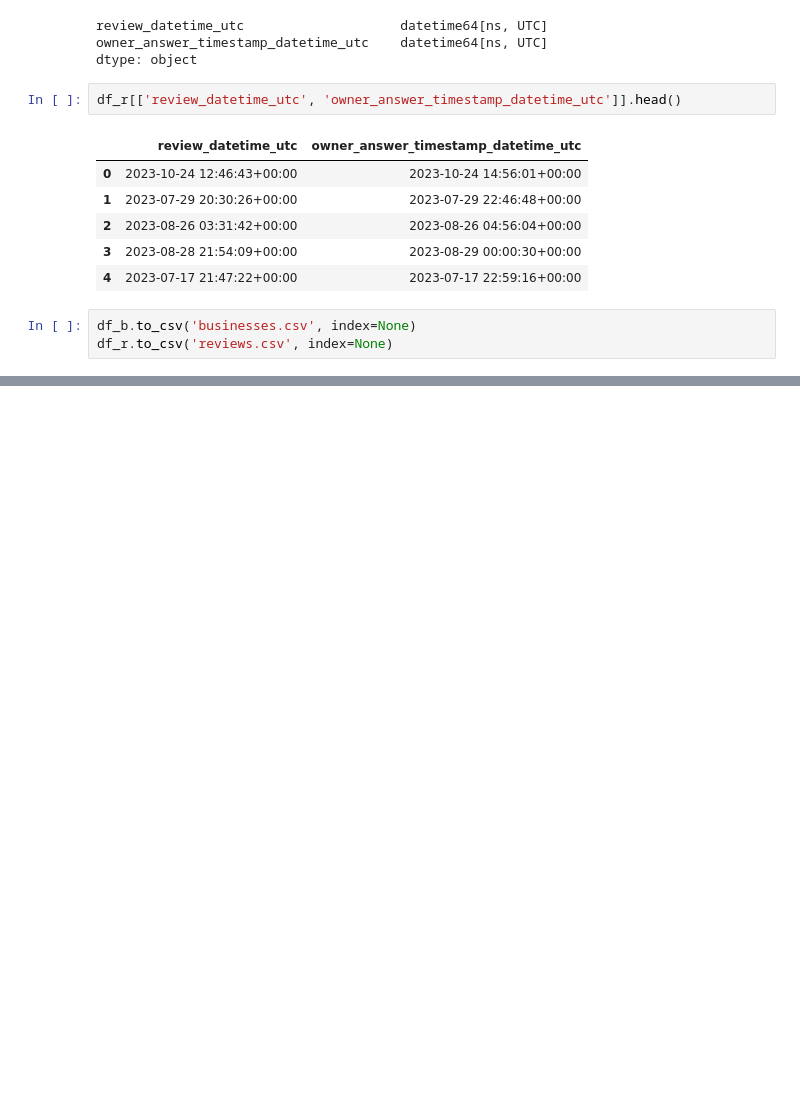
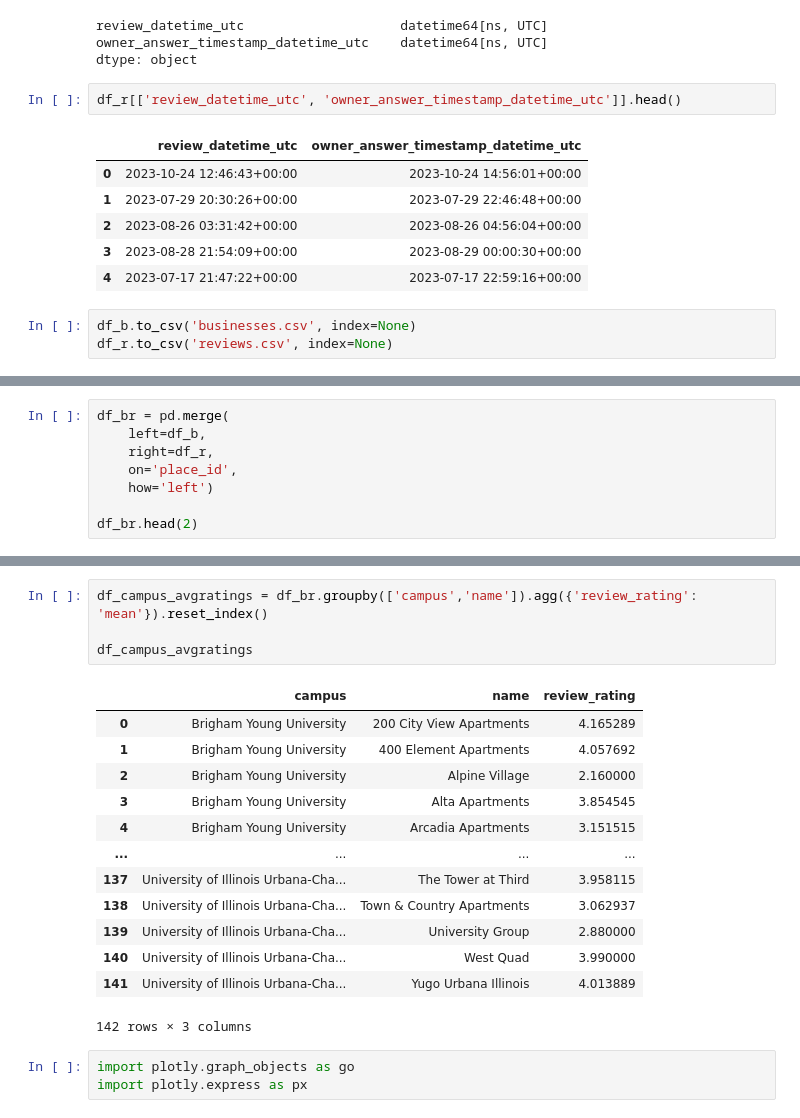
Before and after one commit to DirghShah/ParksPals, a Jupyter notebook: TheTriosFinalProject.ipynb, the cells around one changed output, grey strips where cells are left out. Drawn from its saved outputs; the diff is of its cells as text; blank space fills up the shorter version.

```diff
--- a/TheTriosFinalProject.ipynb
+++ b/TheTriosFinalProject.ipynb
@@ -161,0 +200,8 @@ df_r.to_csv('reviews.csv', index=None)
+# %%
+df_br = pd.merge(
+    left=df_b,
+    right=df_r,
+    on='place_id',
+    how='left')
+
+df_br.head(2)
@@ -161,0 +212,21 @@ df_r.to_csv('reviews.csv', index=None)
+# %%
+df_campus_avgratings = df_br.groupby(['campus','name']).agg({'review_rating': 'mean'}).reset_index()
+
+df_campus_avgratings
+# %% [output]
+|  | campus | name | review_rating |
+| 0 | Brigham Young University | 200 City View Apartments | 4.165289 |
+| 1 | Brigham Young University | 400 Element Apartments | 4.057692 |
+| 2 | Brigham Young University | Alpine Village | 2.160000 |
+| 3 | Brigham Young University | Alta Apartments | 3.854545 |
+| 4 | Brigham Young University | Arcadia Apartments | 3.151515 |
+| ... | ... | ... | ... |
+| 137 | University of Illinois Urbana-Cha... | The Tower at Third | 3.958115 |
+| 138 | University of Illinois Urbana-Cha... | Town & Country Apartments | 3.062937 |
+| 139 | University of Illinois Urbana-Cha... | University Group | 2.880000 |
+| 140 | University of Illinois Urbana-Cha... | West Quad | 3.990000 |
+| 141 | University of Illinois Urbana-Cha... | Yugo Urbana Illinois | 4.013889 |
+142 rows × 3 columns
+# %%
+import plotly.graph_objects as go
+import plotly.express as px
```
Also changed, not shown: parts of 13 cells of this notebook.
